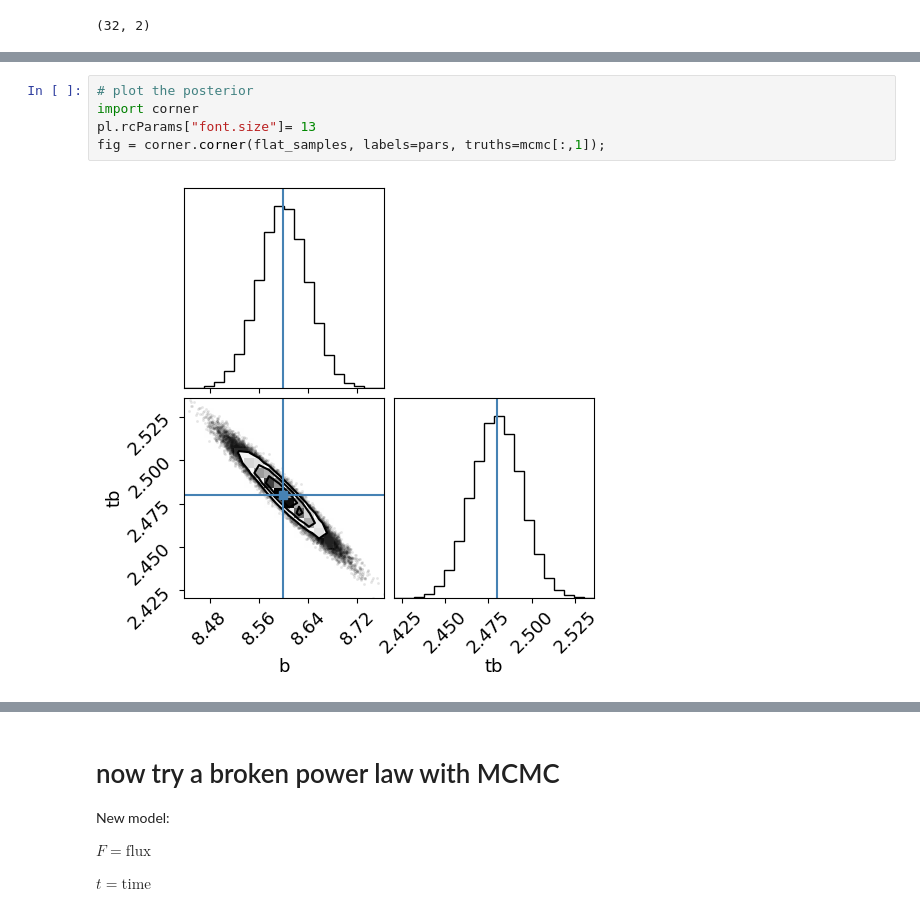
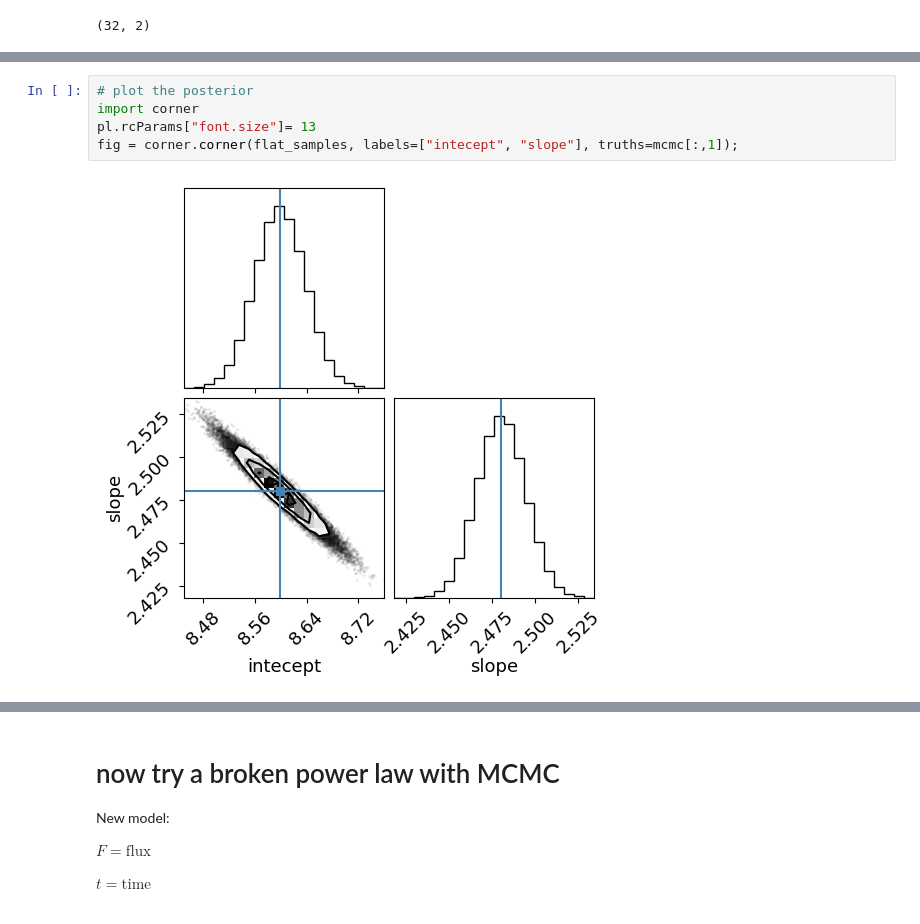
Before and after one commit to ElenaManari/MLPNS_EManari, a Jupyter notebook: MCMC_FittingLineToGRBAfterglows_instructions_inclassday2.ipynb, the cells around one changed output, grey strips where cells are left out. Saved outputs shown, nothing was run; the diff lists cells and outputs as text.

```diff
--- a/MCMC_FittingLineToGRBAfterglows_instructions_inclassday2.ipynb
+++ b/MCMC_FittingLineToGRBAfterglows_instructions_inclassday2.ipynb
@@ -580,10 +584,10 @@ Requirement already satisfied: six>=1.5 in /usr/local/lib/python3.9/dist-package
 # %%
 # plot the posterior
 import corner
 pl.rcParams["font.size"]= 13
-fig = corner.corner(flat_samples, labels=pars, truths=mcmc[:,1]);
+fig = corner.corner(flat_samples, labels=["intecept", "slope"], truths=mcmc[:,1]);
 # %% [output]
-[figure, old version]
+[figure, new version]
 # %%
 # plot the chais
 fig, axes = plt.subplots(ndim, figsize=(10, 7), sharex=True)
```
Also changed, not shown: parts of 12 cells of this notebook.
